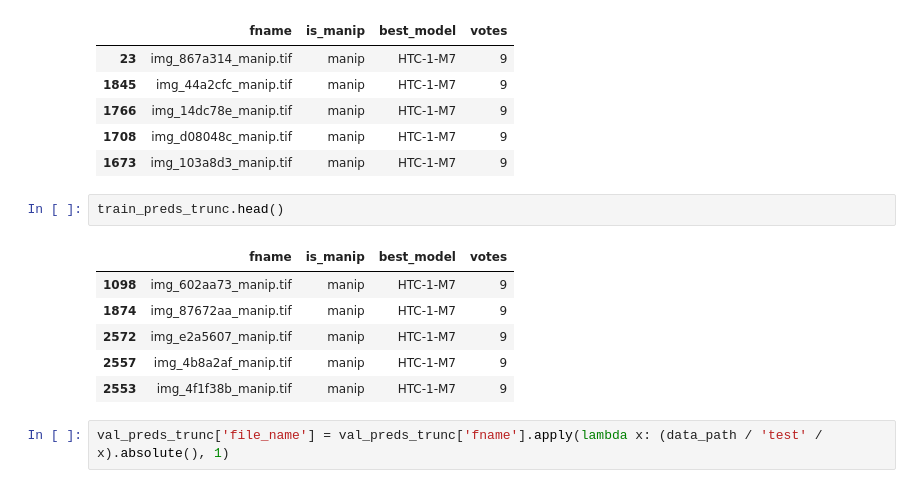
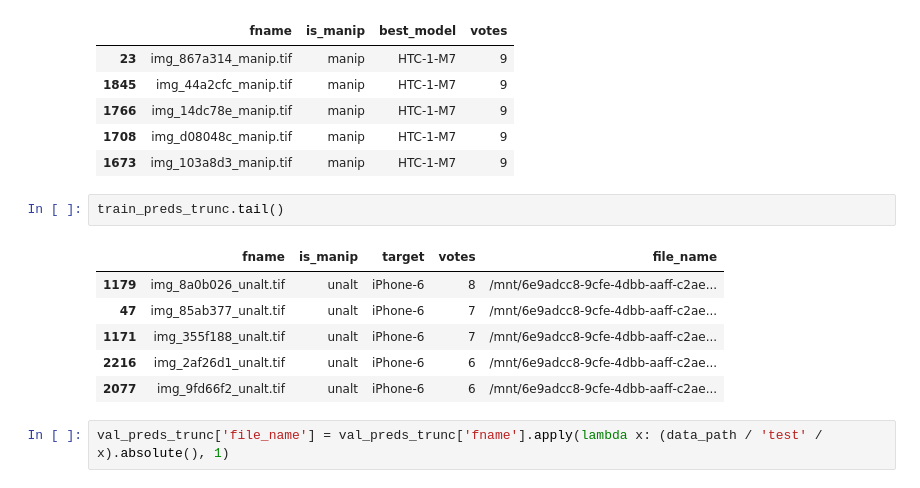
Before and after one commit to ternaus/kaggle_camera, a Jupyter notebook: notebooks/Prepare train, val.ipynb, the cells around one changed output. Cells and saved outputs as stored; diff of their text form.

```diff
--- a/notebooks/Prepare train, val.ipynb
+++ b/notebooks/Prepare train, val.ipynb
@@ -54,14 +54,14 @@ val_preds_trunc.head()
 | 1708 | img_d08048c_manip.tif | manip | HTC-1-M7 | 9 |
 | 1673 | img_103a8d3_manip.tif | manip | HTC-1-M7 | 9 |
 # %%
-train_preds_trunc.head()
+train_preds_trunc.tail()
 # %% [output]
-|  | fname | is_manip | best_model | votes |
-| 1098 | img_602aa73_manip.tif | manip | HTC-1-M7 | 9 |
-| 1874 | img_87672aa_manip.tif | manip | HTC-1-M7 | 9 |
-| 2572 | img_e2a5607_manip.tif | manip | HTC-1-M7 | 9 |
-| 2557 | img_4b8a2af_manip.tif | manip | HTC-1-M7 | 9 |
-| 2553 | img_4f1f38b_manip.tif | manip | HTC-1-M7 | 9 |
+|  | fname | is_manip | target | votes | file_name |
+| 1179 | img_8a0b026_unalt.tif | unalt | iPhone-6 | 8 | /mnt/6e9adcc8-9cfe-4dbb-aaff-c2ae... |
+| 47 | img_85ab377_unalt.tif | unalt | iPhone-6 | 7 | /mnt/6e9adcc8-9cfe-4dbb-aaff-c2ae... |
+| 1171 | img_355f188_unalt.tif | unalt | iPhone-6 | 7 | /mnt/6e9adcc8-9cfe-4dbb-aaff-c2ae... |
+| 2216 | img_2af26d1_unalt.tif | unalt | iPhone-6 | 6 | /mnt/6e9adcc8-9cfe-4dbb-aaff-c2ae... |
+| 2077 | img_9fd66f2_unalt.tif | unalt | iPhone-6 | 6 | /mnt/6e9adcc8-9cfe-4dbb-aaff-c2ae... |
 # %%
 val_preds_trunc['file_name'] = val_preds_trunc['fname'].apply(lambda x: (data_path / 'test' / x).absolute(), 1)
 # %%
```
Also changed, not shown: parts of 13 cells of this notebook, 2 other files.
